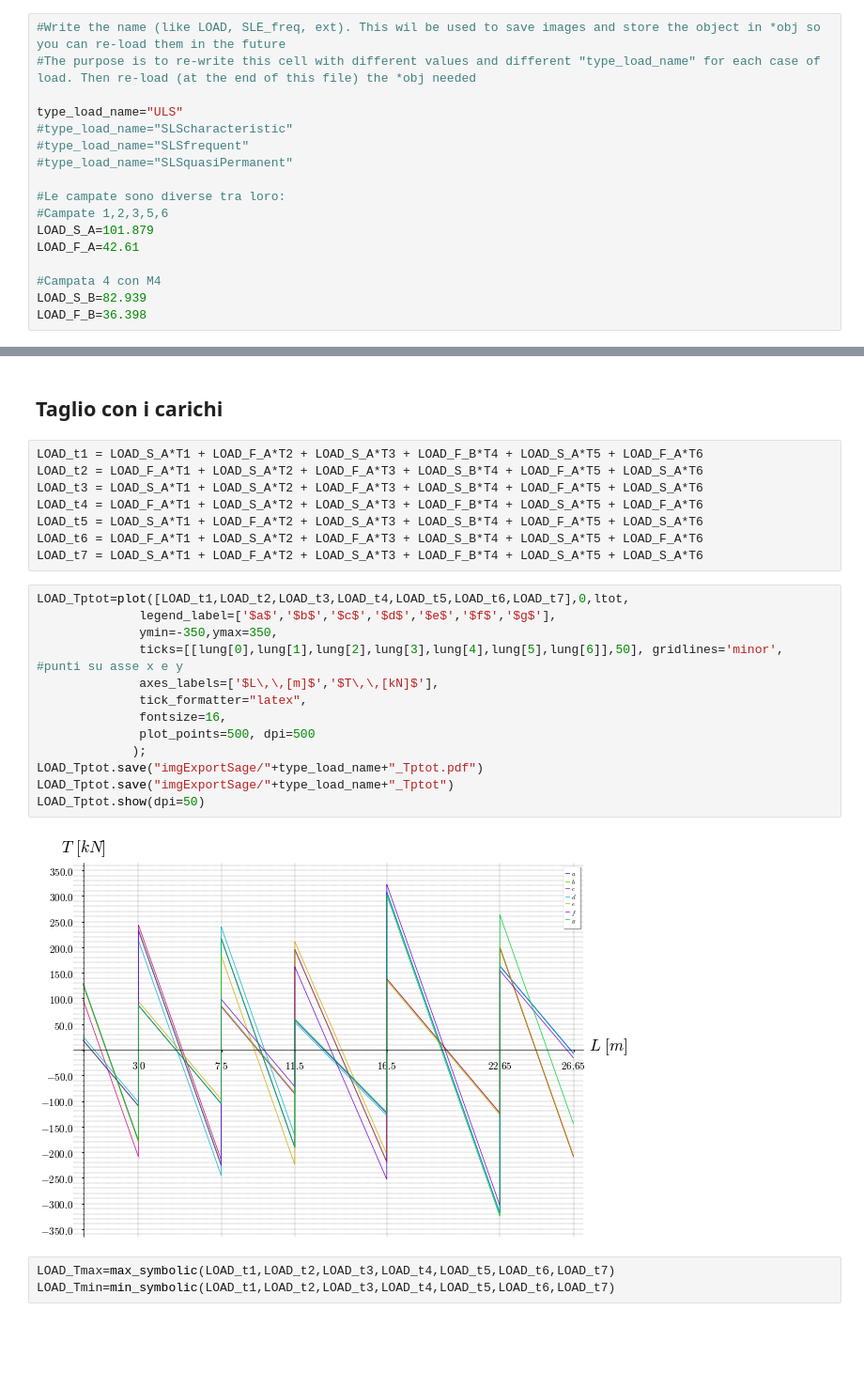
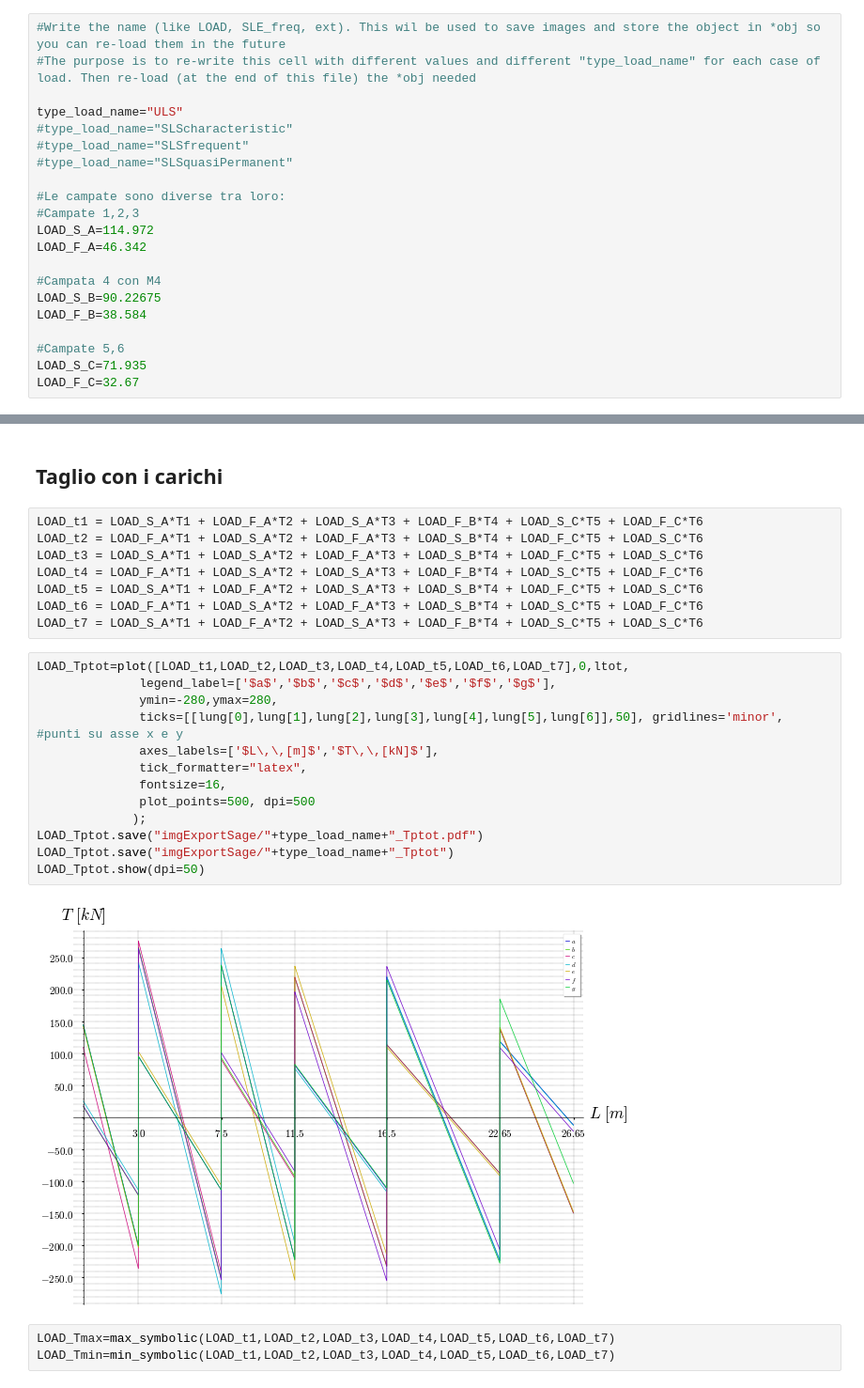
Before and after one commit to sononicola/Sicurezza_Strutturale, a Jupyter notebook: Risolutore Trave.ipynb, the cells around one changed output, grey strips where cells are left out. Shown: that part at 94% size. Cells and saved outputs as stored; diff of their text form; blank space fills up the shorter version.

```diff
--- a/Risolutore Trave.ipynb
+++ b/Risolutore Trave.ipynb
@@ -471,13 +471,17 @@ type_load_name="ULS"
 #type_load_name="SLSquasiPermanent"
 
 #Le campate sono diverse tra loro:
-#Campate 1,2,3,5,6
-LOAD_S_A=101.879
-LOAD_F_A=42.61
+#Campate 1,2,3
+LOAD_S_A=114.972
+LOAD_F_A=46.342
 
 #Campata 4 con M4
-LOAD_S_B=82.939
-LOAD_F_B=36.398
+LOAD_S_B=90.22675
+LOAD_F_B=38.584
+
+#Campate 5,6
+LOAD_S_C=71.935
+LOAD_F_C=32.67
 # %% [markdown]
 ## Momento con i carichi
 # %%
@@ -585,28 +589,28 @@ Nodo 7 & $142.14587991101052$ & $47.75213147634247$ \\
 # %% [markdown]
 ## Taglio con i carichi
 # %%
-LOAD_t1 = LOAD_S_A*T1 + LOAD_F_A*T2 + LOAD_S_A*T3 + LOAD_F_B*T4 + LOAD_S_A*T5 + LOAD_F_A*T6
-LOAD_t2 = LOAD_F_A*T1 + LOAD_S_A*T2 + LOAD_F_A*T3 + LOAD_S_B*T4 + LOAD_F_A*T5 + LOAD_S_A*T6
-LOAD_t3 = LOAD_S_A*T1 + LOAD_S_A*T2 + LOAD_F_A*T3 + LOAD_S_B*T4 + LOAD_F_A*T5 + LOAD_S_A*T6
-LOAD_t4 = LOAD_F_A*T1 + LOAD_S_A*T2 + LOAD_S_A*T3 + LOAD_F_B*T4 + LOAD_S_A*T5 + LOAD_F_A*T6
-LOAD_t5 = LOAD_S_A*T1 + LOAD_F_A*T2 + LOAD_S_A*T3 + LOAD_S_B*T4 + LOAD_F_A*T5 + LOAD_S_A*T6
-LOAD_t6 = LOAD_F_A*T1 + LOAD_S_A*T2 + LOAD_F_A*T3 + LOAD_S_B*T4 + LOAD_S_A*T5 + LOAD_F_A*T6
-LOAD_t7 = LOAD_S_A*T1 + LOAD_F_A*T2 + LOAD_S_A*T3 + LOAD_F_B*T4 + LOAD_S_A*T5 + LOAD_S_A*T6
+LOAD_t1 = LOAD_S_A*T1 + LOAD_F_A*T2 + LOAD_S_A*T3 + LOAD_F_B*T4 + LOAD_S_C*T5 + LOAD_F_C*T6
+LOAD_t2 = LOAD_F_A*T1 + LOAD_S_A*T2 + LOAD_F_A*T3 + LOAD_S_B*T4 + LOAD_F_C*T5 + LOAD_S_C*T6
+LOAD_t3 = LOAD_S_A*T1 + LOAD_S_A*T2 + LOAD_F_A*T3 + LOAD_S_B*T4 + LOAD_F_C*T5 + LOAD_S_C*T6
+LOAD_t4 = LOAD_F_A*T1 + LOAD_S_A*T2 + LOAD_S_A*T3 + LOAD_F_B*T4 + LOAD_S_C*T5 + LOAD_F_C*T6
+LOAD_t5 = LOAD_S_A*T1 + LOAD_F_A*T2 + LOAD_S_A*T3 + LOAD_S_B*T4 + LOAD_F_C*T5 + LOAD_S_C*T6
+LOAD_t6 = LOAD_F_A*T1 + LOAD_S_A*T2 + LOAD_F_A*T3 + LOAD_S_B*T4 + LOAD_S_C*T5 + LOAD_F_C*T6
+LOAD_t7 = LOAD_S_A*T1 + LOAD_F_A*T2 + LOAD_S_A*T3 + LOAD_F_B*T4 + LOAD_S_C*T5 + LOAD_S_C*T6
 # %%
 LOAD_Tptot=plot([LOAD_t1,LOAD_t2,LOAD_t3,LOAD_t4,LOAD_t5,LOAD_t6,LOAD_t7],0,ltot,
               legend_label=['$a$','$b$','$c$','$d$','$e$','$f$','$g$'],
-              ymin=-350,ymax=350,
+              ymin=-280,ymax=280,
               ticks=[[lung[0],lung[1],lung[2],lung[3],lung[4],lung[5],lung[6]],50], gridlines='minor', #punti su asse x e y
               axes_labels=['$L\,\,[m]$','$T\,\,[kN]$'],
               tick_formatter="latex",
               fontsize=16,
               plot_points=500, dpi=500
              );
 LOAD_Tptot.save("imgExportSage/"+type_load_name+"_Tptot.pdf")
 LOAD_Tptot.save("imgExportSage/"+type_load_name+"_Tptot")
 LOAD_Tptot.show(dpi=50)
 # %% [output]
-[figure, old version]
+[figure, new version]
 # %%
 LOAD_Tmax=max_symbolic(LOAD_t1,LOAD_t2,LOAD_t3,LOAD_t4,LOAD_t5,LOAD_t6,LOAD_t7)
 LOAD_Tmin=min_symbolic(LOAD_t1,LOAD_t2,LOAD_t3,LOAD_t4,LOAD_t5,LOAD_t6,LOAD_t7)
```
Also changed, not shown: parts of 20 cells of this notebook, 53 other files.
